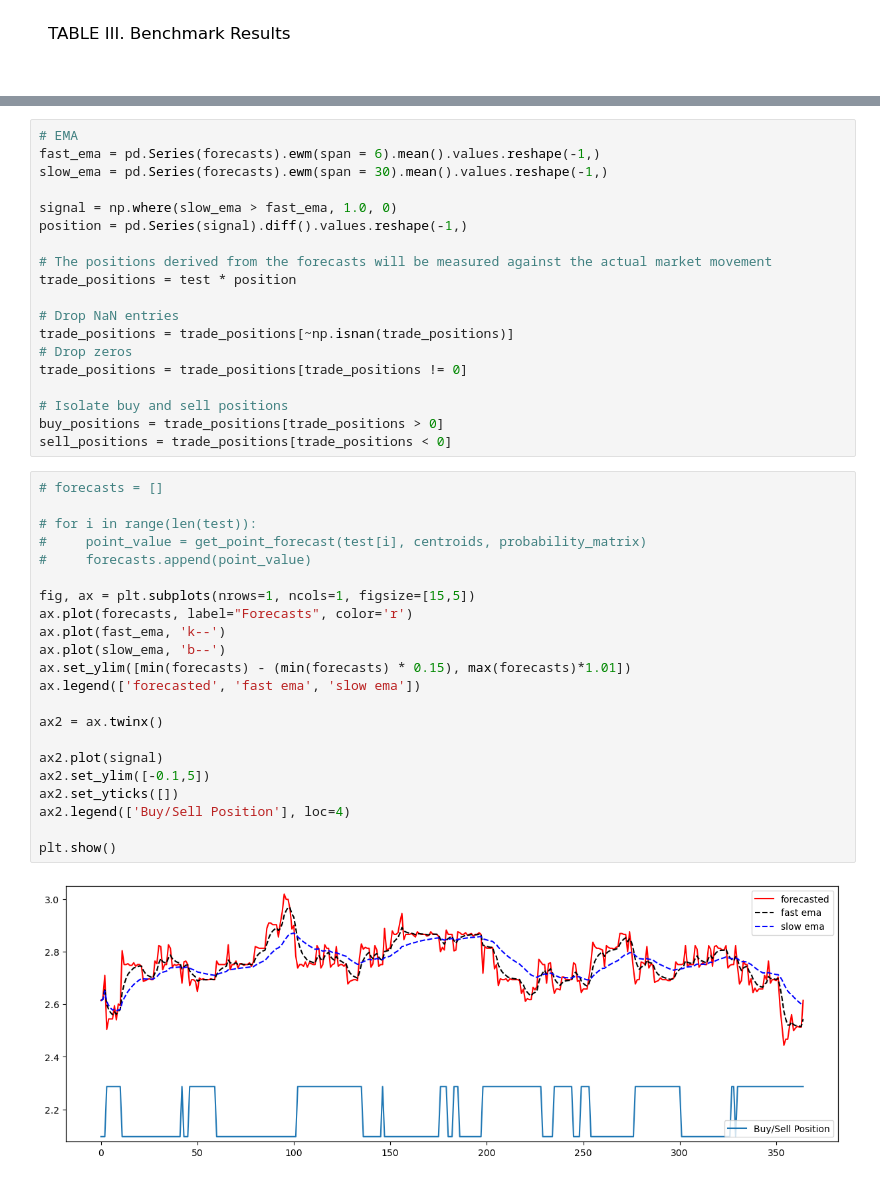
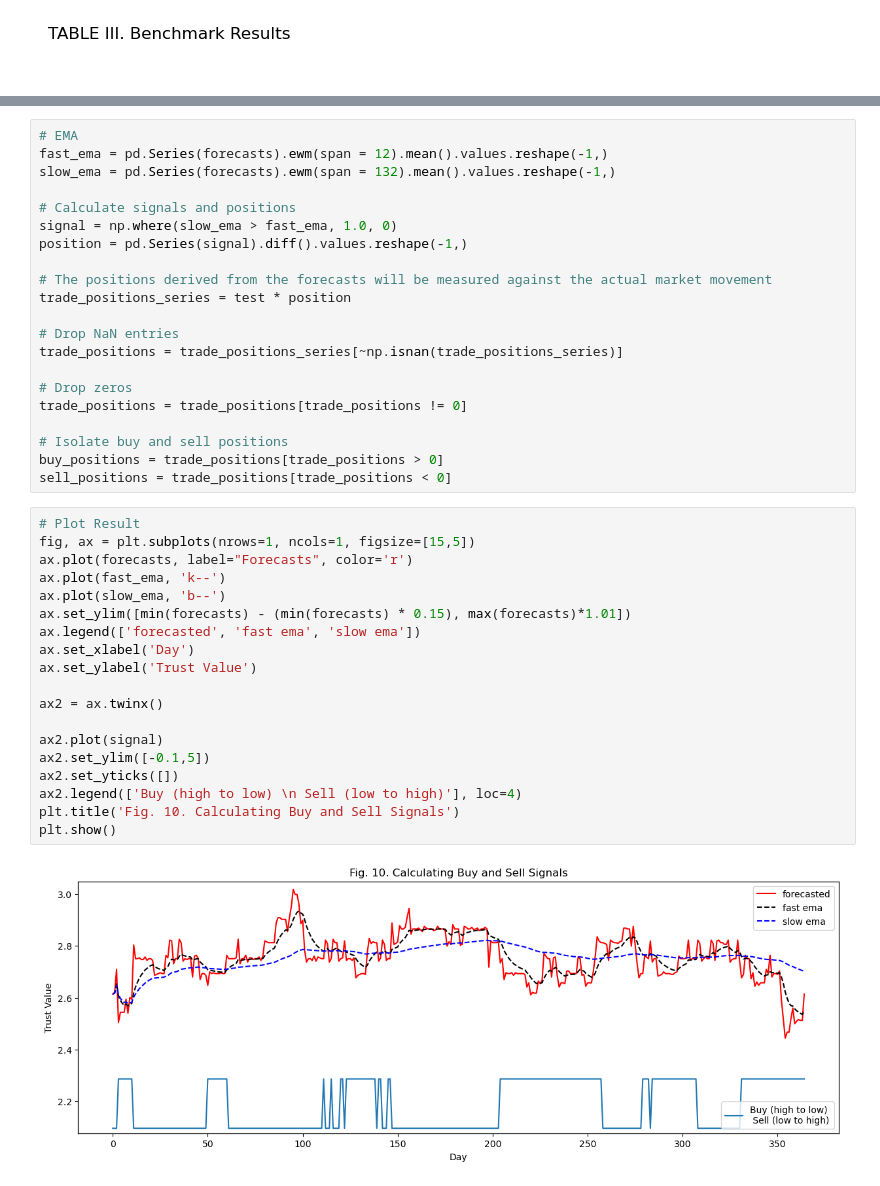
Before and after one commit to reinbugnot/kmeans-fuzzy-ts-forecast, a Jupyter notebook: fts-self-implement.ipynb, the cells around one changed output, grey strips where cells are left out. Cells and saved outputs as stored; diff of their text form.

```diff
--- a/fts-self-implement.ipynb
+++ b/fts-self-implement.ipynb
@@ -770,16 +808,18 @@ However, my KM-FTS implementation, largely derived from the original CM-FTS mode
 # %%
 # EMA
-fast_ema = pd.Series(forecasts).ewm(span = 6).mean().values.reshape(-1,)
-slow_ema = pd.Series(forecasts).ewm(span = 30).mean().values.reshape(-1,)
+fast_ema = pd.Series(forecasts).ewm(span = 12).mean().values.reshape(-1,)
+slow_ema = pd.Series(forecasts).ewm(span = 132).mean().values.reshape(-1,)
 
+# Calculate signals and positions
 signal = np.where(slow_ema > fast_ema, 1.0, 0)
 position = pd.Series(signal).diff().values.reshape(-1,)
 
 # The positions derived from the forecasts will be measured against the actual market movement
-trade_positions = test * position
+trade_positions_series = test * position
 
 # Drop NaN entries
-trade_positions = trade_positions[~np.isnan(trade_positions)]
+trade_positions = trade_positions_series[~np.isnan(trade_positions_series)]
+
 # Drop zeros
 trade_positions = trade_positions[trade_positions != 0]
 
@@ -787,26 +827,23 @@ trade_positions = trade_positions[trade_positions != 0]
 buy_positions = trade_positions[trade_positions > 0]
 sell_positions = trade_positions[trade_positions < 0]
 # %%
-# forecasts = []
-
-# for i in range(len(test)):
-#     point_value = get_point_forecast(test[i], centroids, probability_matrix)
-#     forecasts.append(point_value)
-
+# Plot Result
 fig, ax = plt.subplots(nrows=1, ncols=1, figsize=[15,5])
 ax.plot(forecasts, label="Forecasts", color='r')
 ax.plot(fast_ema, 'k--')
 ax.plot(slow_ema, 'b--')
 ax.set_ylim([min(forecasts) - (min(forecasts) * 0.15), max(forecasts)*1.01])
 ax.legend(['forecasted', 'fast ema', 'slow ema'])
+ax.set_xlabel('Day')
+ax.set_ylabel('Trust Value')
 
 ax2 = ax.twinx()
 
 ax2.plot(signal)
 ax2.set_ylim([-0.1,5])
 ax2.set_yticks([])
-ax2.legend(['Buy/Sell Position'], loc=4)
-
+ax2.legend(['Buy (high to low) \n Sell (low to high)'], loc=4)
+plt.title('Fig. 10. Calculating Buy and Sell Signals')
 plt.show()
 # %% [output]
-[figure, old version]
+[figure, new version]
```
Also changed, not shown: parts of 29 cells of this notebook, 1 other file.
